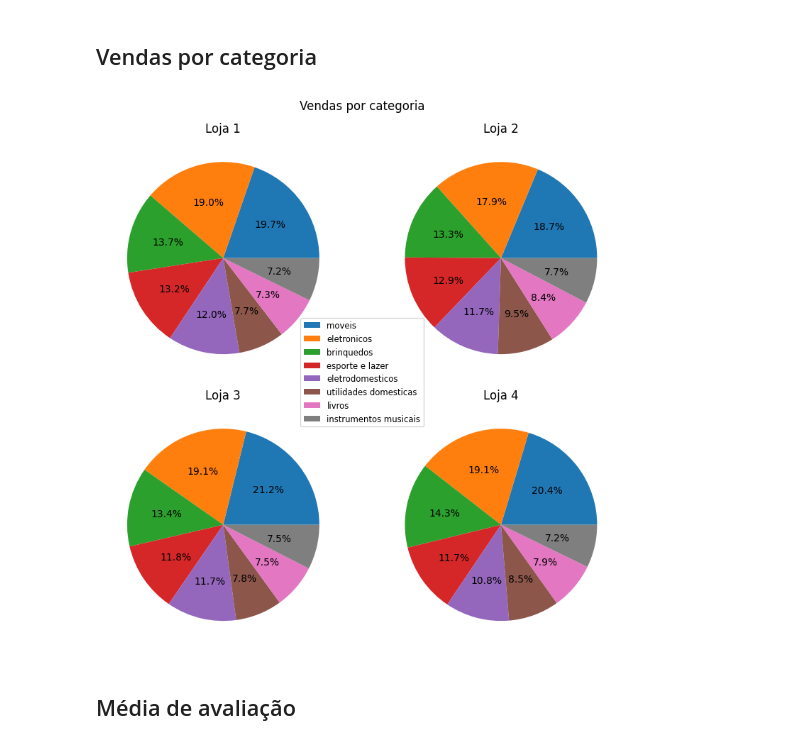
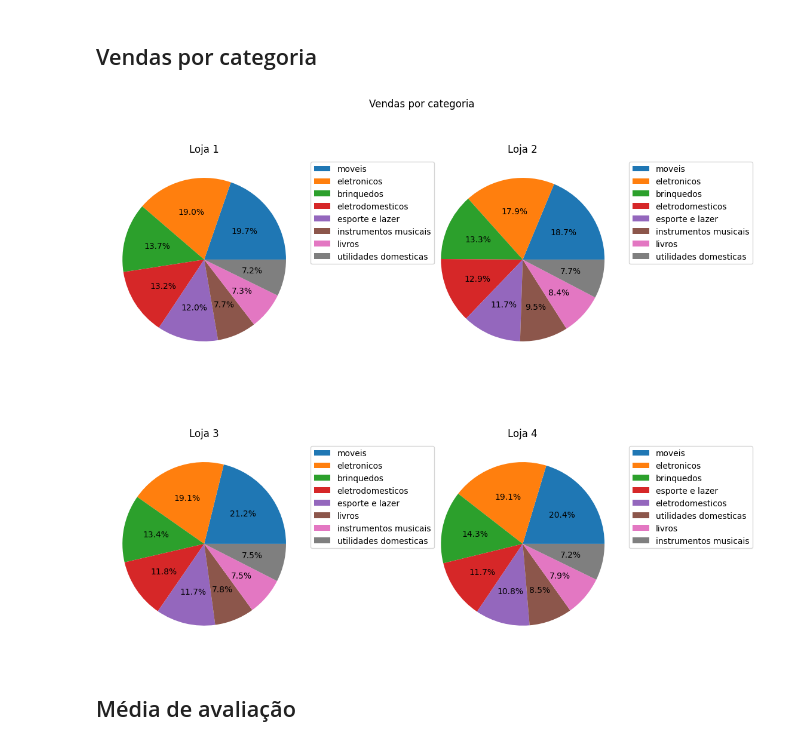
Before and after one commit to wells2232/challenge-alura-store, a Jupyter notebook: Challenge-Alura-Store.ipynb, the cells around one changed output. Drawn from its saved outputs; the diff is of its cells as text; code cells hidden in the pictures.

```diff
--- a/Challenge-Alura-Store.ipynb
+++ b/Challenge-Alura-Store.ipynb
@@ -173,22 +173,24 @@ plt.show()
 # %%
 ## Gráfico de Pizza para as categorias
 
 from matplotlib import pyplot as plt
 
-fig, axs = plt.subplots(2, 2, figsize=(8, 8))
+fig, axs = plt.subplots(2, 2, figsize=(10, 10))
 fig.suptitle('Vendas por categoria')
+fig.set_figwidth(11)
 for i in range(len(lojas)):
     ax = axs[i // 2, i % 2]
     categorias = [categoria[0] for categoria in vendas_por_categoria[i]]
     valores = [categoria[1] for categoria in vendas_por_categoria[i]]
     ax.pie(valores, autopct='%1.1f%%')
     ax.set_title(f'{nome_loja[i]}')
+    ax.legend(categorias, loc='upper left', bbox_to_anchor=(1, 1))
 
-fig.legend(categorias, loc='center', fontsize="small")
+
 fig.tight_layout()
 plt.show()
 # %% [output]
-[figure, old version]
+[figure, new version]
 # %% [markdown]
 ## Média de avaliação
 # %%
```
Also changed, not shown: parts of 2 cells of this notebook.
